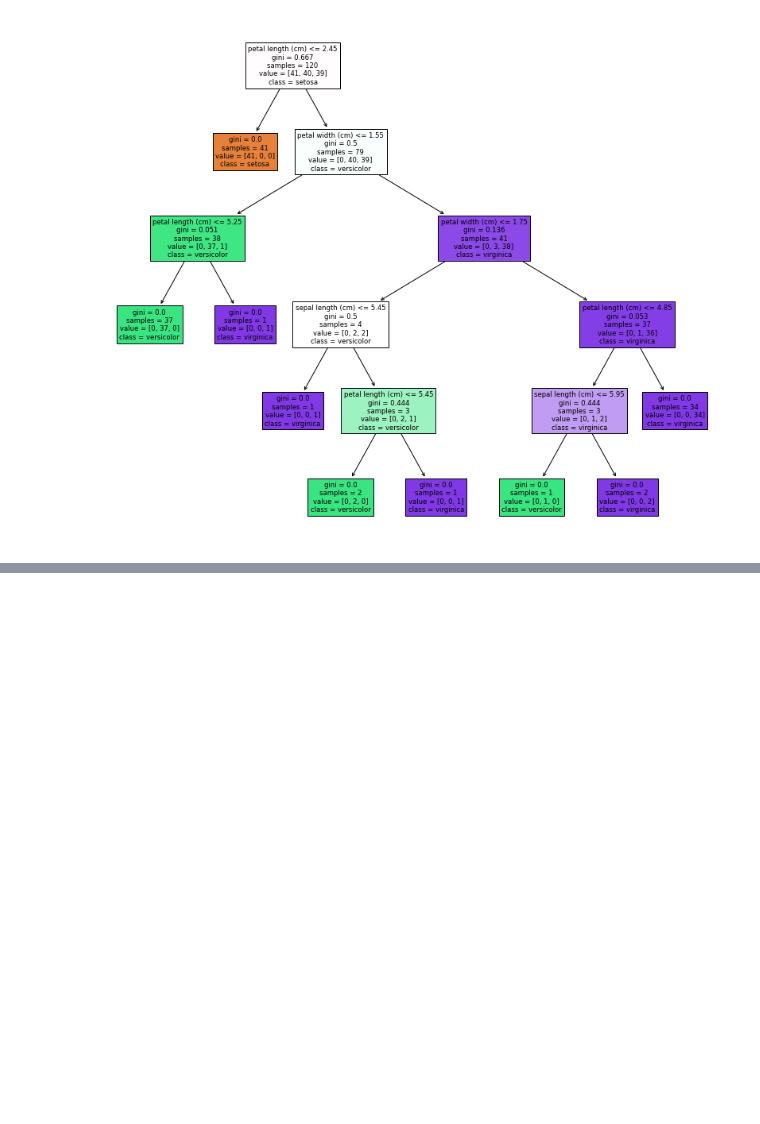
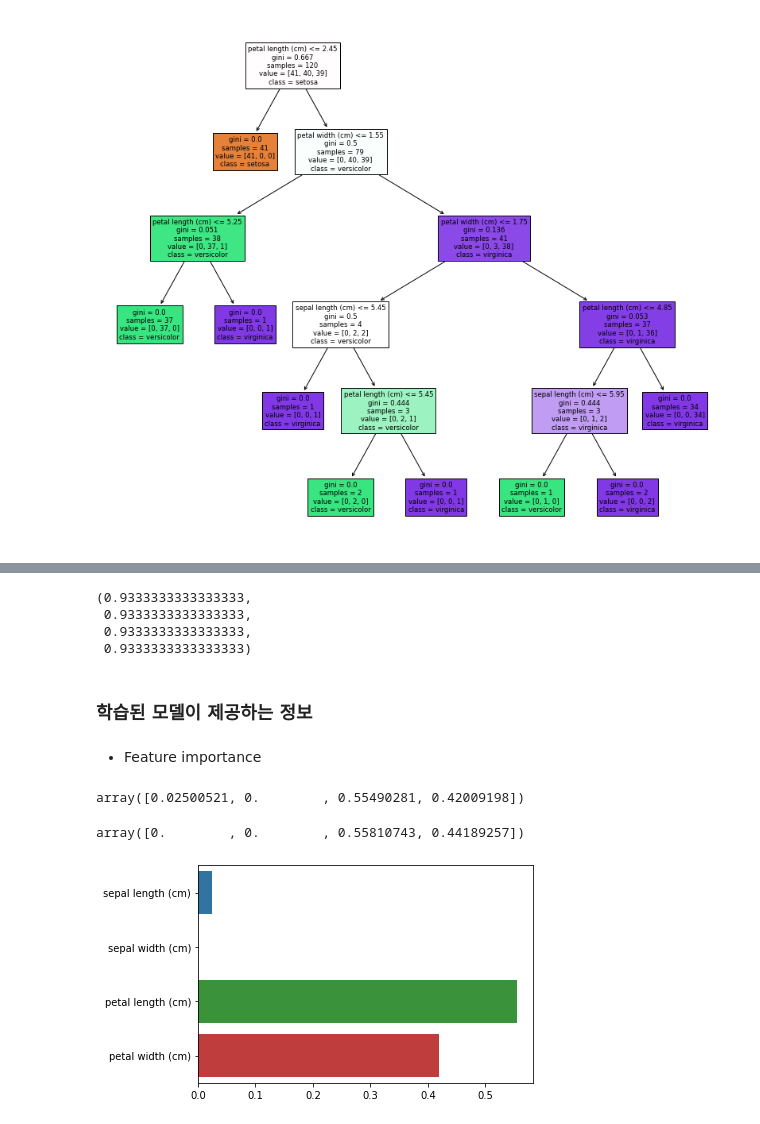
Before and after one commit to ckiekim/MachineLearning-2022.04, a Jupyter notebook: 03.분류/01_결정트리.ipynb, the cells around one changed output, grey strips where cells are left out. Drawn from its saved outputs; the diff is of its cells as text; code cells hidden in the pictures; blank space fills up the shorter version.

```diff
--- a/03.분류/01_결정트리.ipynb
+++ b/03.분류/01_결정트리.ipynb
@@ -42,0 +95,25 @@ plt.show()
+# %%
+dtc.score(X_test, y_test), dtc2.score(X_test, y_test), dtc3.score(X_test, y_test), dtc4.score(X_test, y_test)
+# %% [output]
+(0.9333333333333333,
+ 0.9333333333333333,
+ 0.9333333333333333,
+ 0.9333333333333333)
+# %% [markdown]
+### 학습된 모델이 제공하는 정보
+# %% [markdown]
+- Feature importance
+# %%
+dtc.feature_importances_
+# %% [output]
+array([0.02500521, 0.        , 0.55490281, 0.42009198])
+# %%
+dtc2.feature_importances_
+# %% [output]
+array([0.        , 0.        , 0.55810743, 0.44189257])
+# %%
+import seaborn as sns
+sns.barplot(x=dtc.feature_importances_, y=iris.feature_names)
+plt.show()
+# %% [output]
+[figure, added]
```
Also changed, not shown: parts of 9 cells of this notebook, 4 other files.
